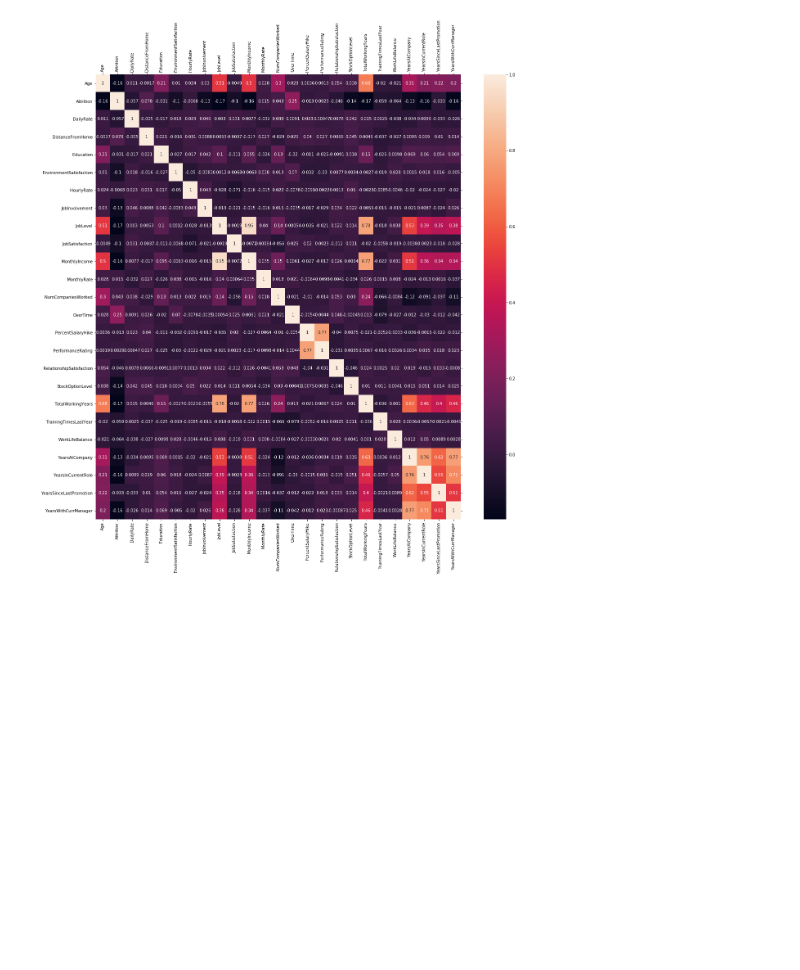
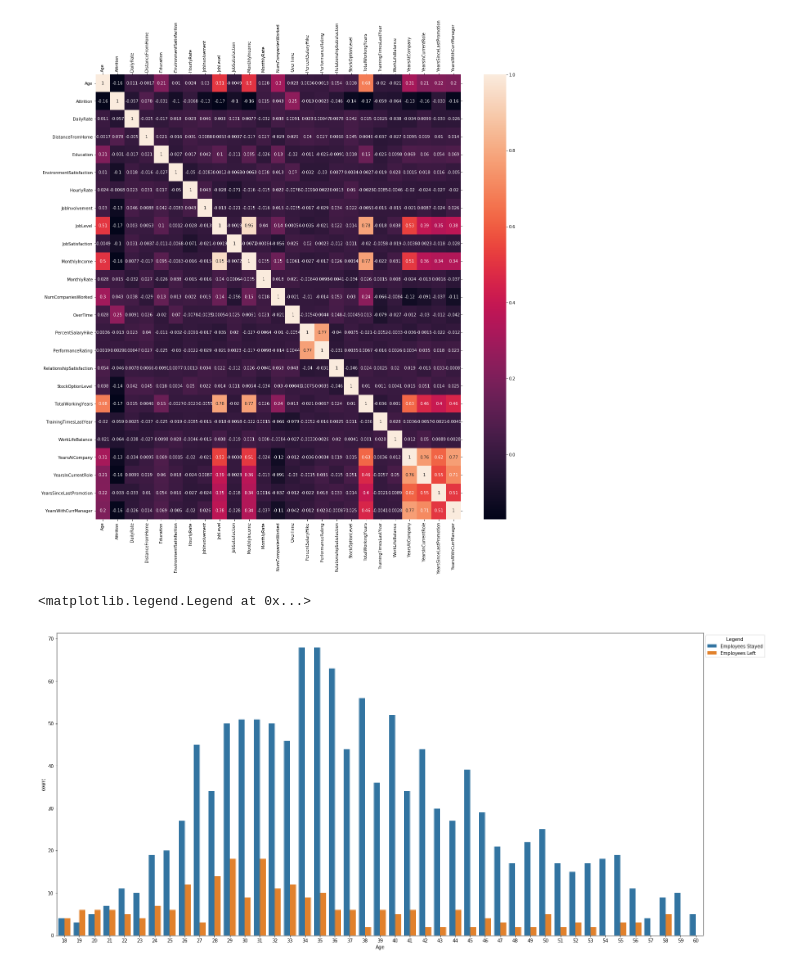
Before and after one commit to Nawaz268/Human-Resource-Project, a Jupyter notebook: HR Project.ipynb, the cells around one changed output. Cells and saved outputs as stored; diff of their text form; code cells hidden in the pictures; blank space fills up the shorter version.

```diff
--- a/HR Project.ipynb
+++ b/HR Project.ipynb
@@ -195,3 +195,13 @@ sns.heatmap(correlations, annot=True)
 # %% [output]
 <matplotlib.axes._subplots.AxesSubplot at 0x...>
 [figure]
+# %%
+#Countplot showing the age w.r.t count who left and stayed
+
+plt.figure(figsize = [25,12])
+ax = sns.countplot(x = 'Age', hue= 'Attrition', data = employee_df)
+legend_labels, _= ax.get_legend_handles_labels()
+ax.legend(legend_labels, ['Employees Stayed','Employees Left'], bbox_to_anchor=(1,1), title='Legend')
+# %% [output]
+<matplotlib.legend.Legend at 0x...>
+[figure, added]
```
Also changed, not shown: parts of 14 cells of this notebook.
